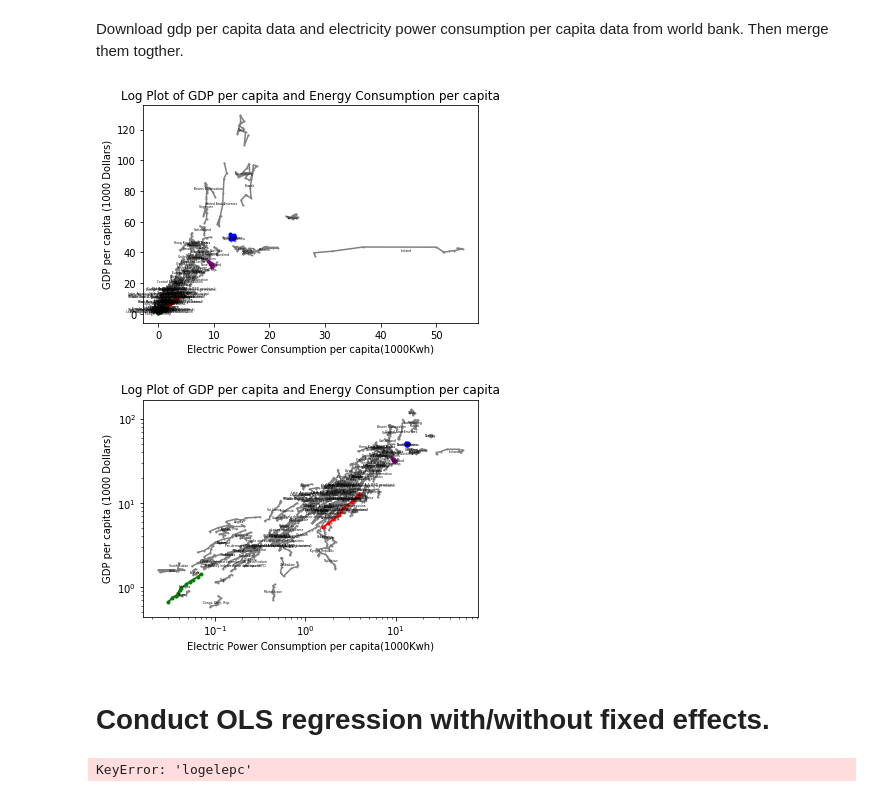
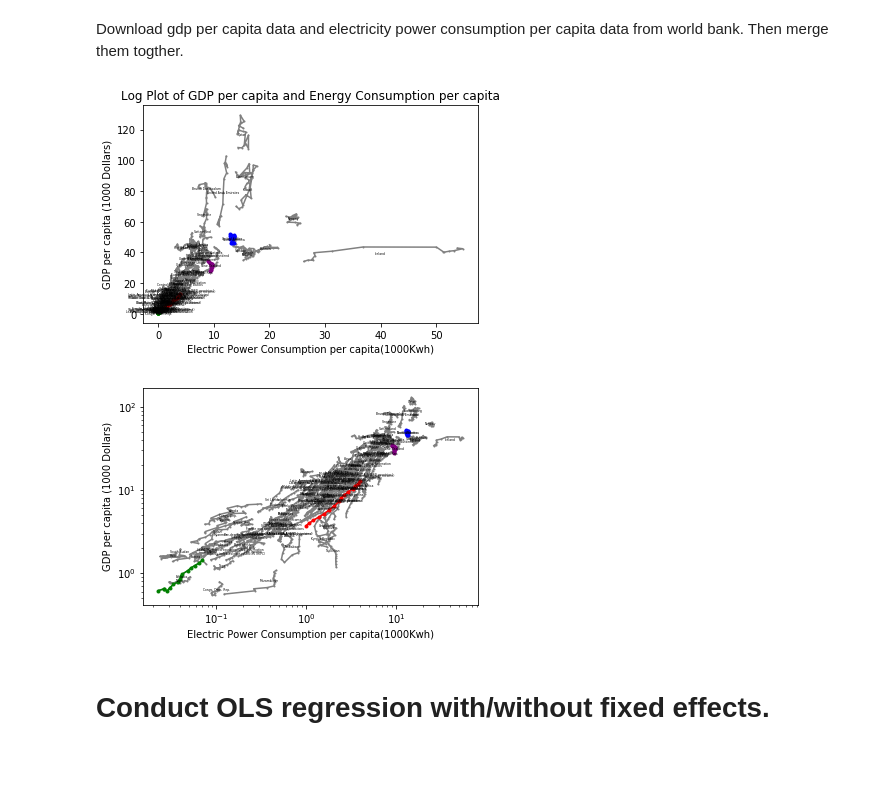
Before and after one commit to Joycemwj/Introduction-Into-Programming-Final-Project, a Jupyter notebook: Wenjia Final Project.ipynb, the cells around one changed output. Drawn from its saved outputs; the diff is of its cells as text; code cells hidden in the pictures; blank space fills up the shorter version.

```diff
--- a/Wenjia Final Project.ipynb
+++ b/Wenjia Final Project.ipynb
@@ -13,8 +13,8 @@ Then merge them togther.
 # %%
 wb.search('gdp.*capita')
 # %%
-gdp_data = wb.download(indicator = 'NY.GDP.PCAP.PP.KD', country='all', start=2004, end=2017).dropna()
-ele_data = wb.download(indicator = 'EG.USE.ELEC.KH.PC', country='all', start=2004, end=2017).dropna()
+gdp_data = wb.download(indicator = 'NY.GDP.PCAP.PP.KD', country='all', start=2000, end=2017).dropna()
+ele_data = wb.download(indicator = 'EG.USE.ELEC.KH.PC', country='all', start=2000, end=2017).dropna()
 # %%
 data_set = pd.merge(gdp_data, ele_data, on=['country','year'])
 data_set.columns = ['gdppc','elepc']
@@ -53,35 +67,35 @@ plt.ylabel("GDP per capita (1000 Dollars)")
 plt.title("Log Plot of GDP per capita and Energy Consumption per capita")
 fig.savefig('gdpele_country.png', format='png', dpi=300)
 # %% [output]
-[figure, old version]
+[figure, new version]
 # %%
 fig, ax = plt.subplots()
 ax = plt.axes(xscale='log', yscale='log')
 for key, grp in data_set.groupby('country'):
     plt.plot(grp.elepc, grp.gdppc, 'o-', markersize=1, color='gray')
     plt.annotate(key,
                 data_set.loc[data_set['country']==key,['elepc','gdppc']].mean(),
                 horizontalalignment='center',
                 verticalalignment='center',
                 size=3)
 plt.plot(data_set[data_set['country']=='China']['elepc'],
         data_set[data_set['country']=='China']['gdppc'],
         'o-', markersize=3, color='red')
 plt.plot(data_set[data_set['country']=='United States']['elepc'],
         data_set[data_set['country']=='United States']['gdppc'],
         'o-', markersize=3, color='blue')
 plt.plot(data_set[data_set['country']=='Ethiopia']['elepc'],
         data_set[data_set['country']=='Ethiopia']['gdppc'],
         'o-', markersize=3, color='green')
 plt.plot(data_set[data_set['country']=='New Zealand']['elepc'],
         data_set[data_set['country']=='New Zealand']['gdppc'],
         'o-', markersize=3, color='purple')
 plt.xlabel("Electric Power Consumption per capita(1000Kwh)")
 plt.ylabel("GDP per capita (1000 Dollars)")
-plt.title("Log Plot of GDP per capita and Energy Consumption per capita")
 fig.savefig('gdpele_country_log.png', format='png', dpi=300)
+fig.savefig('Tex Documents/gdpele_country_log.png', format='png', dpi=300)
 # %% [output]
-[figure, old version]
+[figure, new version]
 # %% [markdown]
 # Conduct OLS regression with/without fixed effects.
 # %%
@@ -89,7 +103,5 @@ data_set['elepc'] = np.log(data_set['elepc'])
 data_set['gdppc'] = np.log(data_set['gdppc'])
 data_set['lagelepc'] = np.log(data_set['lagelepc'])
 data_set['laggdppc'] = np.log(data_set['laggdppc'])
-# %% [output]
-KeyError: 'logelepc'
 # %%
 normal_ols = sm.ols(formula = 'gdppc ~ elepc', data = data_set).fit(cov_type='HC1')
```
Also changed, not shown: parts of 11 cells of this notebook, 17 other files.
